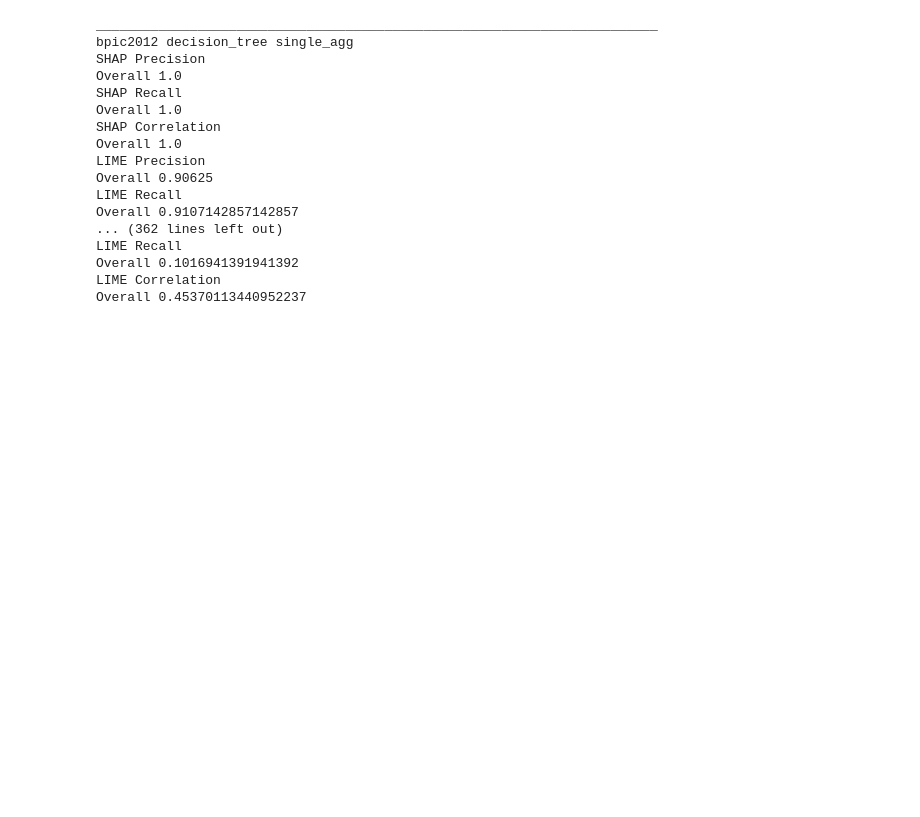
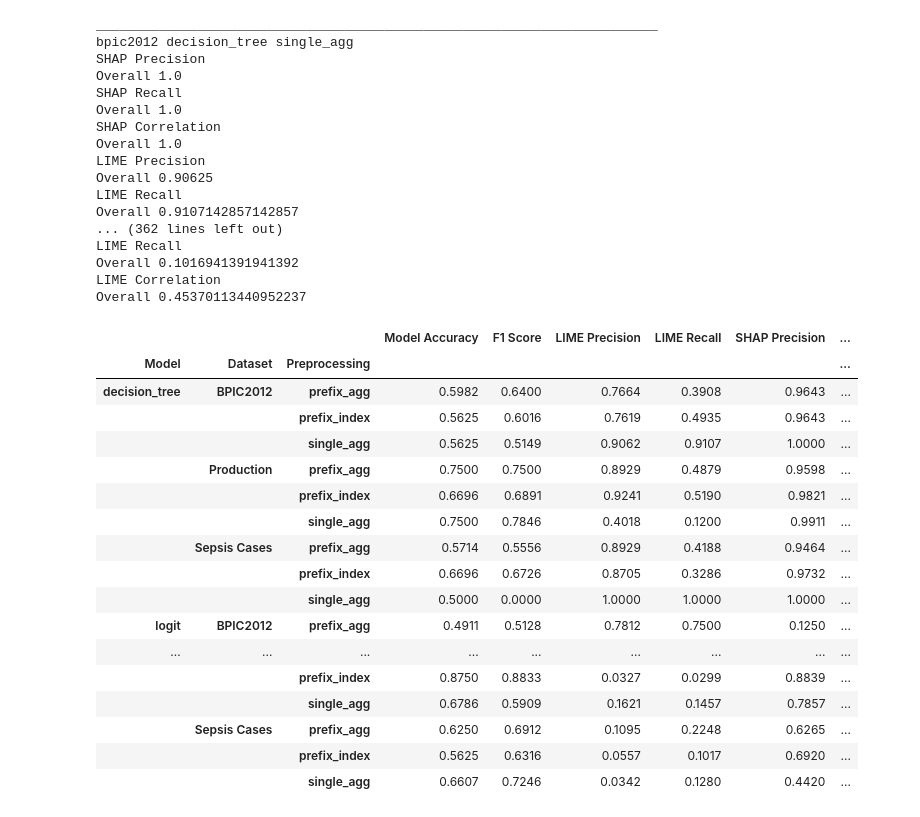
Before and after one commit to Mythreyi-V/full_fidelity, a Jupyter notebook: results/internal_correctness_results.ipynb, the cells around one changed output. Cells and saved outputs as stored; diff of their text form; code cells hidden in the pictures; blank space fills up the shorter version.

Commit message:
update results files

```diff
--- a/results/internal_correctness_results.ipynb
+++ b/results/internal_correctness_results.ipynb
@@ -1059,3 +1061,26 @@ LIME Recall
 Overall 0.1016941391941392
 LIME Correlation
 Overall 0.45370113440952237
+# %%
+el_order = [ "Model Accuracy", "F1 Score","LIME Precision", "LIME Recall", "SHAP Precision", "SHAP Recall",
+             "LINDA Precision", "LINDA Recall"]
+el_results.groupby(["Model", "Dataset", "Preprocessing"]).mean()[el_order].round(4)
+# %% [output]
+|  |  |  | Model Accuracy | F1 Score | LIME Precision | LIME Recall | SHAP Precision | ... |
+| Model | Dataset | Preprocessing |  |  |  |  |  | ... |
+| decision_tree | BPIC2012 | prefix_agg | 0.5982 | 0.6400 | 0.7664 | 0.3908 | 0.9643 | ... |
+|  |  | prefix_index | 0.5625 | 0.6016 | 0.7619 | 0.4935 | 0.9643 | ... |
+|  |  | single_agg | 0.5625 | 0.5149 | 0.9062 | 0.9107 | 1.0000 | ... |
+|  | Production | prefix_agg | 0.7500 | 0.7500 | 0.8929 | 0.4879 | 0.9598 | ... |
+|  |  | prefix_index | 0.6696 | 0.6891 | 0.9241 | 0.5190 | 0.9821 | ... |
+|  |  | single_agg | 0.7500 | 0.7846 | 0.4018 | 0.1200 | 0.9911 | ... |
+|  | Sepsis Cases | prefix_agg | 0.5714 | 0.5556 | 0.8929 | 0.4188 | 0.9464 | ... |
+|  |  | prefix_index | 0.6696 | 0.6726 | 0.8705 | 0.3286 | 0.9732 | ... |
+|  |  | single_agg | 0.5000 | 0.0000 | 1.0000 | 1.0000 | 1.0000 | ... |
+| logit | BPIC2012 | prefix_agg | 0.4911 | 0.5128 | 0.7812 | 0.7500 | 0.1250 | ... |
+| ... | ... | ... | ... | ... | ... | ... | ... | ... |
+|  |  | prefix_index | 0.8750 | 0.8833 | 0.0327 | 0.0299 | 0.8839 | ... |
+|  |  | single_agg | 0.6786 | 0.5909 | 0.1621 | 0.1457 | 0.7857 | ... |
+|  | Sepsis Cases | prefix_agg | 0.6250 | 0.6912 | 0.1095 | 0.2248 | 0.6265 | ... |
+|  |  | prefix_index | 0.5625 | 0.6316 | 0.0557 | 0.1017 | 0.6920 | ... |
+|  |  | single_agg | 0.6607 | 0.7246 | 0.0342 | 0.1280 | 0.4420 | ... |
```
Also changed, not shown: parts of 4 cells of this notebook, 4 other files.
